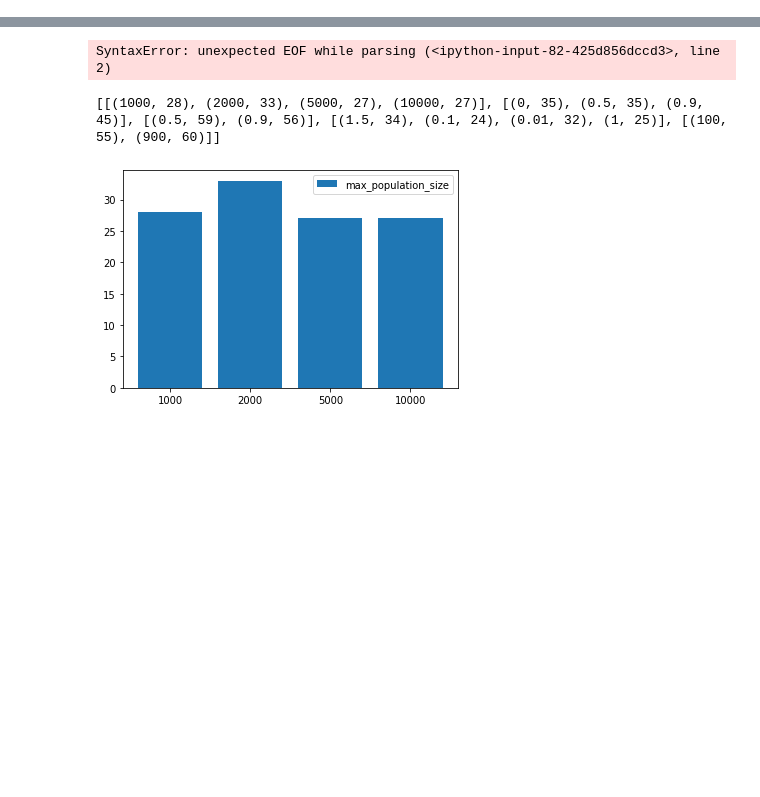
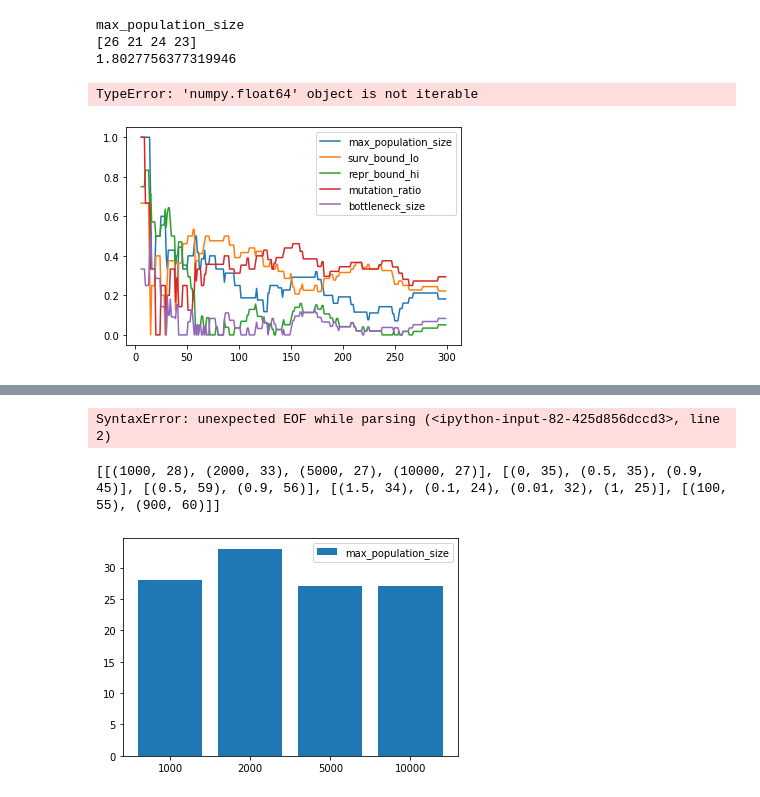
Before and after one commit to martinbagic/wxyz, a Jupyter notebook: playground.ipynb, the cells around one changed output, grey strips where cells are left out. Saved outputs shown, nothing was run; the diff lists cells and outputs as text; code cells hidden in the pictures; blank space fills up the shorter version.

```diff
--- a/playground.ipynb
+++ b/playground.ipynb
@@ -41,0 +111,56 @@ for i in range(192):
+# %%
+vars = []
+
+
+
+
+y = x < 2000
+axes = set(range(len(x.shape)))
+for axis in axes:
+    keys = list(Cartesian.keys())
+    print(keys[axis])
+    l = axes - {axis}
+    s = np.sum(y,axis=tuple(l))
+    print(s)
+    print(np.sqrt(np.var(s)))
+    vars.append(list(np.sqrt(np.var(s))))
+
+data = list(zip(*vars))
+
+plt.plot(data)
+# %% [output]
+max_population_size
+[26 21 24 23]
+1.8027756377319946
+TypeError: 'numpy.float64' object is not iterable
+# %%
+import matplotlib.pyplot as plt
+
+VARS = []
+
+
+
+for limit in range(0,3000,10):
+    y = x < limit
+
+    axes = set(range(len(x.shape)))
+    vars = []
+    for axis in axes:
+        keys = list(Cartesian.keys())
+        # print(keys[axis])
+        l = axes - {axis}
+        s = np.sum(y,axis=tuple(l))
+        # print(s)
+        # print(np.sqrt(np.var(s)))
+        # vars.append([max(s),min(s)])
+        vars.append((max(s)-min(s))/max(s))
+    VARS.append(vars)
+
+# data = list(zip(*VARS))
+# print(keys)
+for l,k in zip(list(zip(*VARS)),keys):
+    plt.plot(l,label=k)
+plt.legend()
+plt.show()
+# %% [output]
+[figure, added]
```
Also changed, not shown: parts of 7 cells of this notebook, 6 other files.
